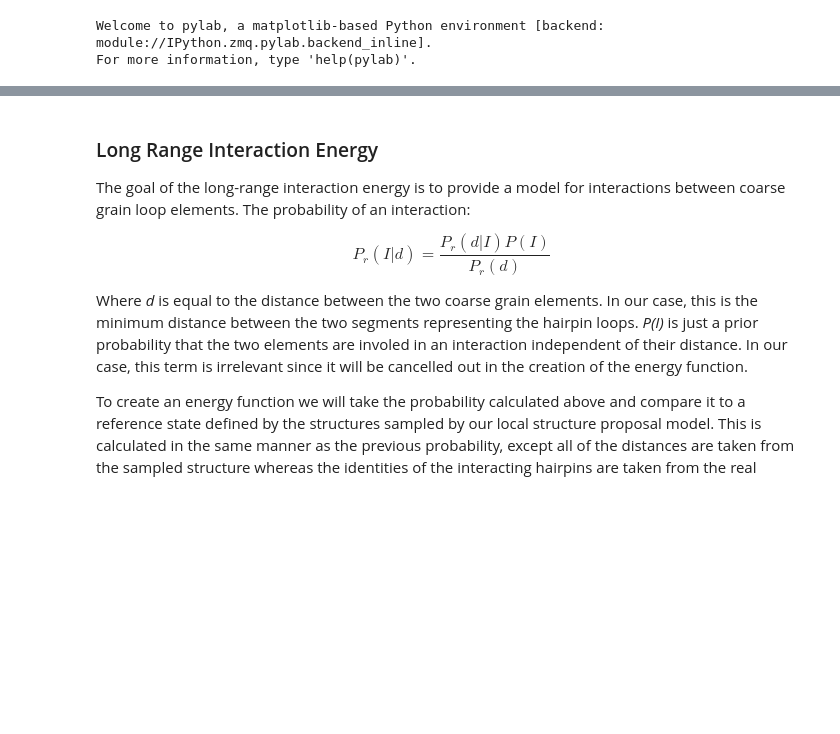
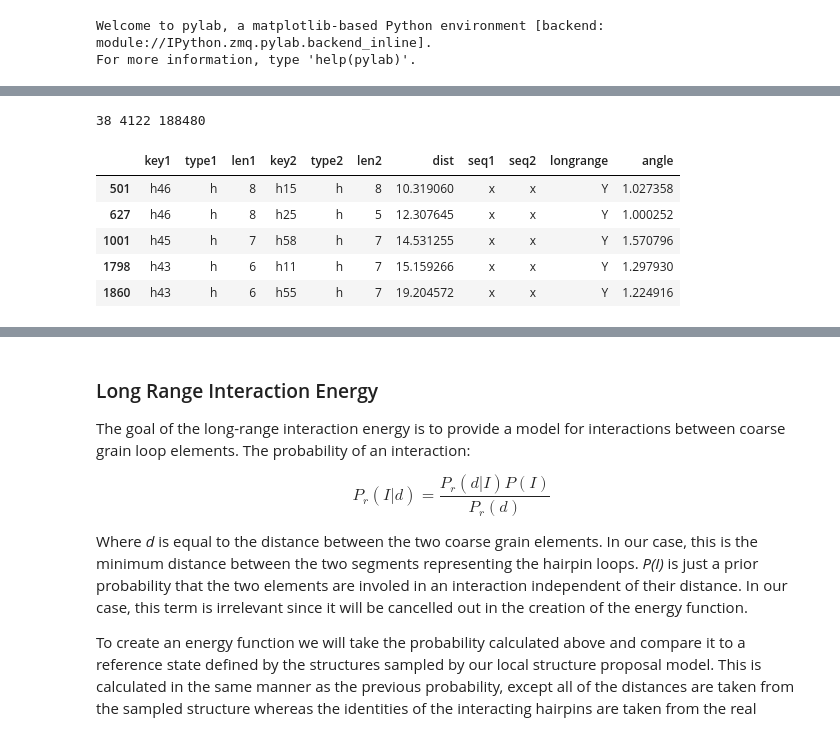
Before and after one commit to ViennaRNA/ernwin, a Jupyter notebook: ipy_notebook_ernwin.ipynb, the cells around one changed output, grey strips where cells are left out. Cells and saved outputs as stored; diff of their text form; code cells hidden in the pictures; blank space fills up the shorter version.

```diff
--- a/ipy_notebook_ernwin.ipynb
+++ b/ipy_notebook_ernwin.ipynb
@@ -13,0 +34,16 @@ import corgy.utilities.debug as cud
+# %%
+# loop-loop interactions
+tl = t[np.logical_and(t['type1'] == 'h', t['type2'] == 'h')]
+tly = tl[tl['longrange'] == 'Y']
+tln = tl[tl['longrange'] == 'N']
+
+print len(tly.index), len(tln.index), len(t.index)
+tly.head()
+# %% [output]
+38 4122 188480
+|  | key1 | type1 | len1 | key2 | type2 | len2 | dist | seq1 | seq2 | longrange | angle |
+| 501 | h46 | h | 8 | h15 | h | 8 | 10.319060 | x | x | Y | 1.027358 |
+| 627 | h46 | h | 8 | h25 | h | 5 | 12.307645 | x | x | Y | 1.000252 |
+| 1001 | h45 | h | 7 | h58 | h | 7 | 14.531255 | x | x | Y | 1.570796 |
+| 1798 | h43 | h | 6 | h11 | h | 7 | 15.159266 | x | x | Y | 1.297930 |
+| 1860 | h43 | h | 6 | h55 | h | 7 | 19.204572 | x | x | Y | 1.224916 |
```
Also changed, not shown: parts of 21 cells of this notebook, 4 other files.
